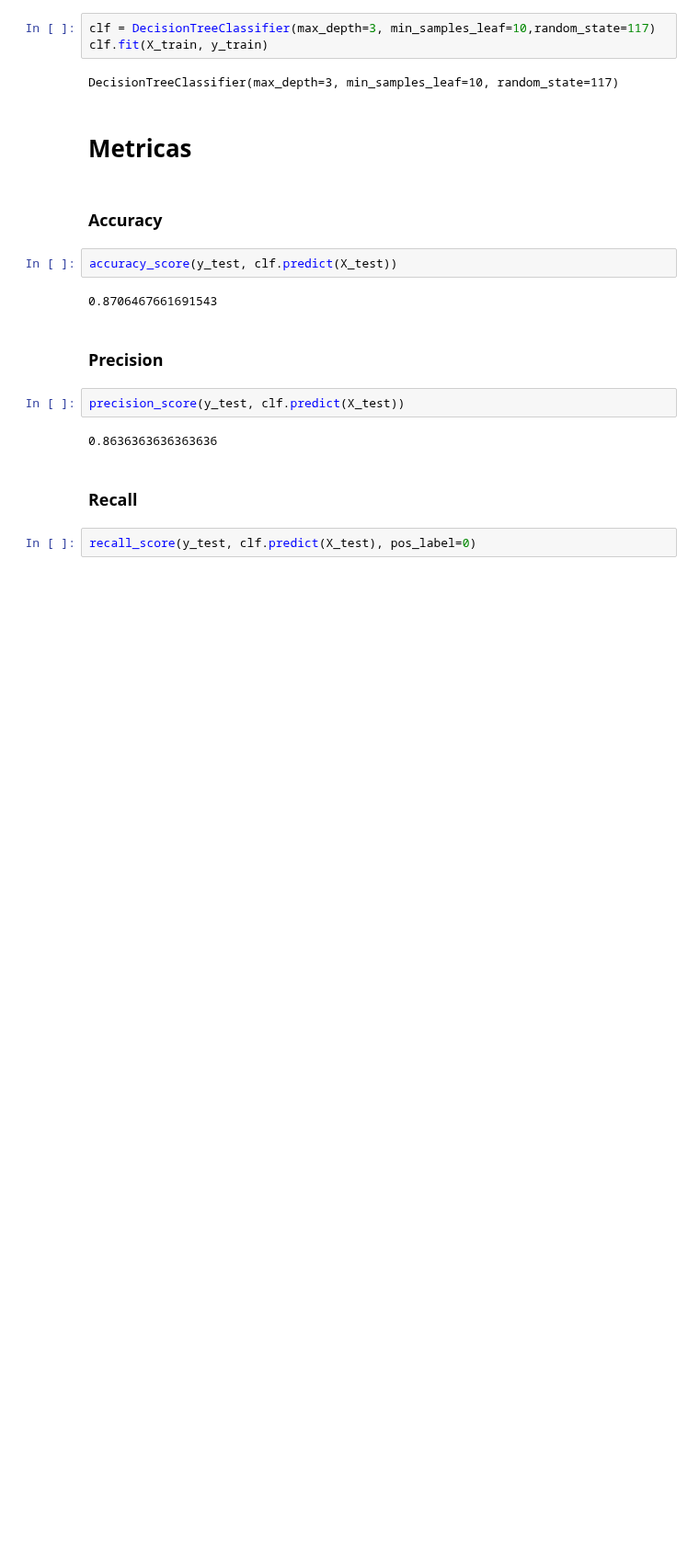
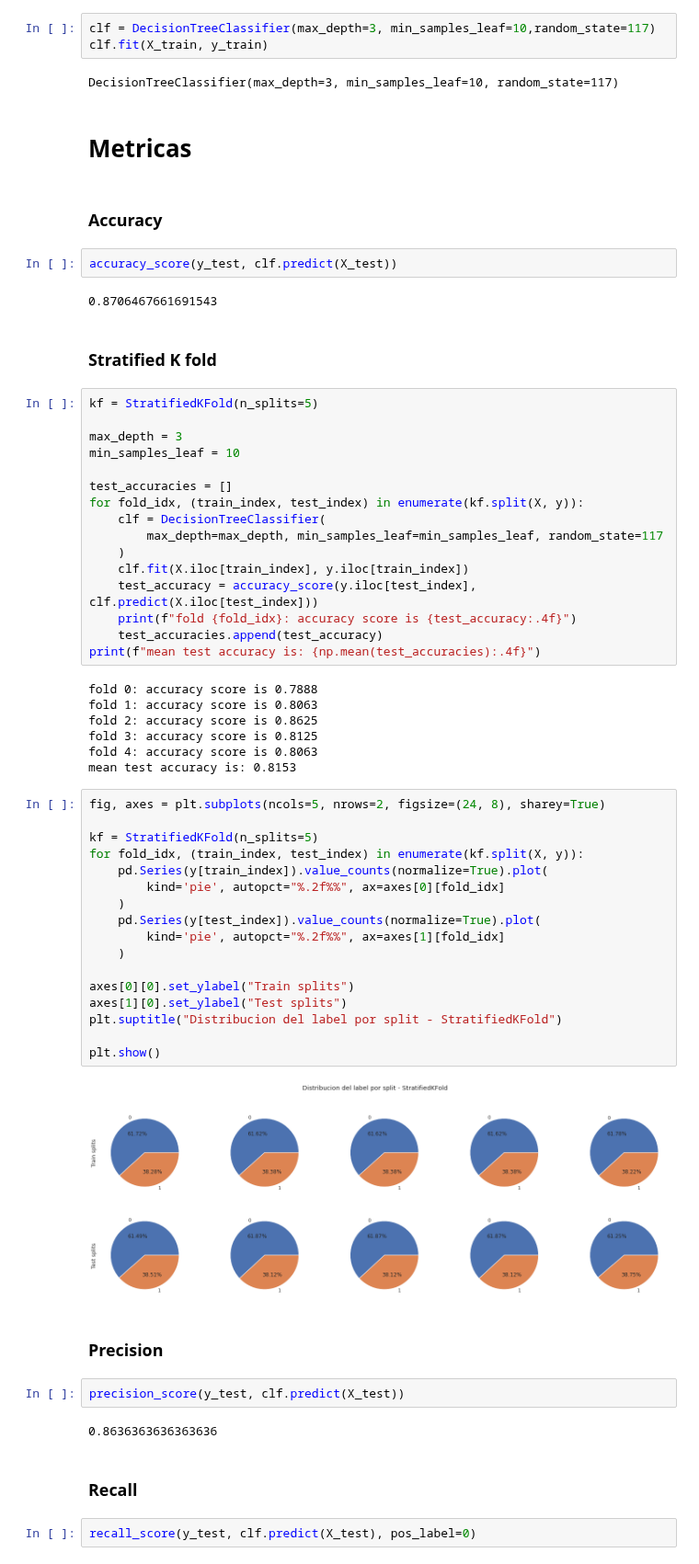
Before and after one commit to JuanOpizzi/Datos-2020-2c, a Jupyter notebook: TP2/arbol.ipynb, the cells around one changed output. Shown at 92% size. Drawn from its saved outputs; the diff is of its cells as text; blank space fills up the shorter version.

Commit message:
agrego stratified k fold

```diff
--- a/TP2/arbol.ipynb
+++ b/TP2/arbol.ipynb
@@ -125,6 +121,50 @@ DecisionTreeClassifier(max_depth=3, min_samples_leaf=10, random_state=117)
 accuracy_score(y_test, clf.predict(X_test))
 # %% [output]
 0.8706467661691543
+# %% [markdown]
+### Stratified K fold
+# %%
+kf = StratifiedKFold(n_splits=5)
+
+max_depth = 3
+min_samples_leaf = 10
+
+test_accuracies = []
+for fold_idx, (train_index, test_index) in enumerate(kf.split(X, y)):
+    clf = DecisionTreeClassifier(
+        max_depth=max_depth, min_samples_leaf=min_samples_leaf, random_state=117
+    )
+    clf.fit(X.iloc[train_index], y.iloc[train_index])
+    test_accuracy = accuracy_score(y.iloc[test_index], clf.predict(X.iloc[test_index]))
+    print(f"fold {fold_idx}: accuracy score is {test_accuracy:.4f}")
+    test_accuracies.append(test_accuracy)
+print(f"mean test accuracy is: {np.mean(test_accuracies):.4f}")
+# %% [output]
+fold 0: accuracy score is 0.7888
+fold 1: accuracy score is 0.8063
+fold 2: accuracy score is 0.8625
+fold 3: accuracy score is 0.8125
+fold 4: accuracy score is 0.8063
+mean test accuracy is: 0.8153
+# %%
+fig, axes = plt.subplots(ncols=5, nrows=2, figsize=(24, 8), sharey=True)
+
+kf = StratifiedKFold(n_splits=5)
+for fold_idx, (train_index, test_index) in enumerate(kf.split(X, y)):
+    pd.Series(y[train_index]).value_counts(normalize=True).plot(
+        kind='pie', autopct="%.2f%%", ax=axes[0][fold_idx]
+    )
+    pd.Series(y[test_index]).value_counts(normalize=True).plot(
+        kind='pie', autopct="%.2f%%", ax=axes[1][fold_idx]
+    )
+
+axes[0][0].set_ylabel("Train splits")
+axes[1][0].set_ylabel("Test splits")
+plt.suptitle("Distribucion del label por split - StratifiedKFold")
+
+plt.show()
+# %% [output]
+[figure, added]
 # %% [markdown]
 ### Precision
 # %%
```
Also changed, not shown: parts of 6 cells of this notebook.
